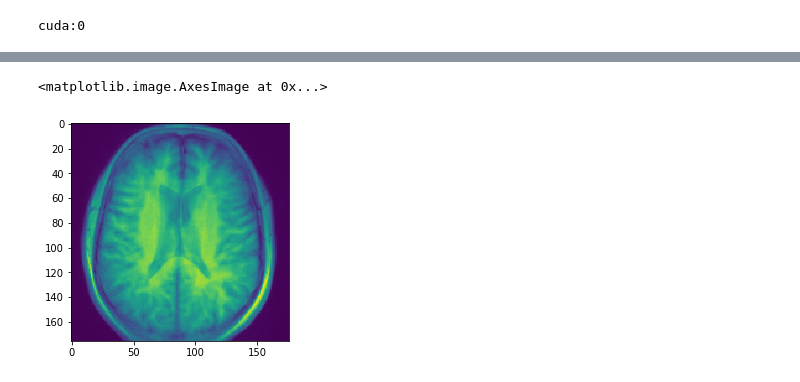
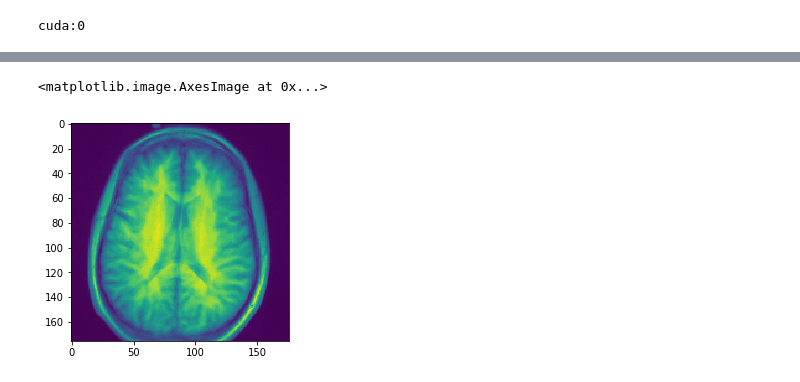
Before and after one commit to RRamdo233/APS360-Group-Project, a Jupyter notebook: Dataset.ipynb, the cells around one changed output, grey strips where cells are left out. Cells and saved outputs as stored; diff of their text form; code cells hidden in the pictures.

```diff
--- a/Dataset.ipynb
+++ b/Dataset.ipynb
@@ -25,6 +25,8 @@ Labelsdf = pd.read_csv(path, names=header, usecols=[1,2], skiprows=1, index_col=
 # %%
 labels_dict = dict(zip(Labelsdf.Run, Labelsdf.AD))
 # %%
+import re
+
 # BASELINE RGB
 img_dir = "./Data/Images"
 low_bound = 100
@@ -32,7 +34,7 @@ high_bound = 200
 img_scale = 1
 depth_scale = 33
 #list of tuples (image data, AD)
-all_data = []
+train_data, valid_data, test_data = [], [], []
 for run in runs_list:
     run_dir = os.path.join(img_dir, run)
     run_imgs = []
@@ -43,13 +45,14 @@ for run in runs_list:
             #print(img_slice)
             #img_slice = cv2.resize(img_slice, (0,0), fx=1/img_scale, fy=1/img_scale, interpolation=cv2.INTER_AREA)
             img_slice = img_slice[40:216,:]
+            img_slice = img_slice/256
             run_imgs.append(img_slice)
 
     temp_arr = np.array(run_imgs)
 
     if temp_arr.size == 0 or not temp_arr.shape[1] == 176 or not temp_arr.shape[2] == 176:
-        print(run)
-        print(temp_arr.shape)
+        #print(run)
+        #print(temp_arr.shape)
         continue
 
     final_slices = []
@@ -66,7 +69,19 @@ for run in runs_list:
     final_array = torch.from_numpy(np.dstack(final_slices)).float()
     #print(final_array.shape)
     run_tuple = (final_array, labels_dict[run])
-    all_data.append(run_tuple)
 
-print(len(all_data), len(all_data[0]))
+    subject_regex = re.compile("OAS(?P<order>[0-9]+)")
+    subject = subject_regex.search(run).group(1)
+
+    if int(subject[-2]) < 6:
+        train_data.append(run_tuple)
+    elif 6 <= int(subject[-2]) <=7:
+        valid_data.append(run_tuple)
+    elif 8 <= int(subject[-2]) <= 9:
+        test_data.append(run_tuple)
+
+
+print("Number of data points in train dataset: {}".format(len(train_data)))
+print("Number of data points in valid dataset: {}".format(len(valid_data)))
+print("Number of data points in test dataset: {}".format(len(test_data)))
 # %% [output]
@@ -90,5 +91,5 @@ sub-OAS31109_ses-d0000_run-03
 # %%
-plt.imshow(all_data[0][0][1])
+plt.imshow(valid_data[0][0][1])
 # %% [output]
 <matplotlib.image.AxesImage at 0x...>
-[figure, old version]
+[figure, new version]
```
Also changed, not shown: parts of 18 cells of this notebook.
